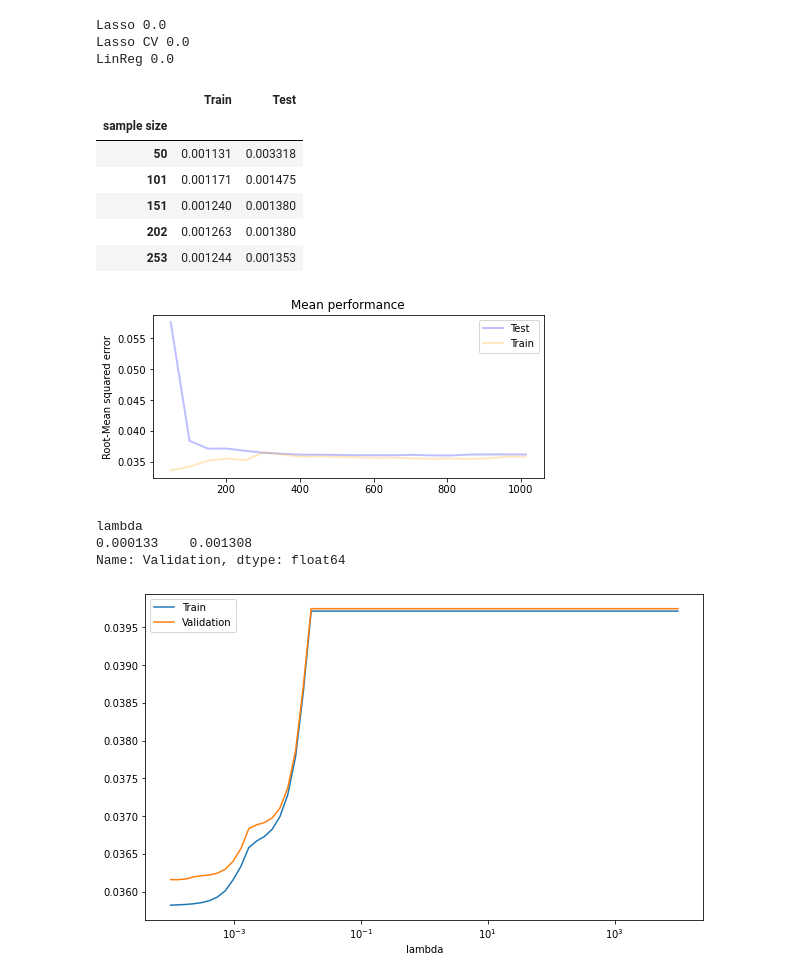
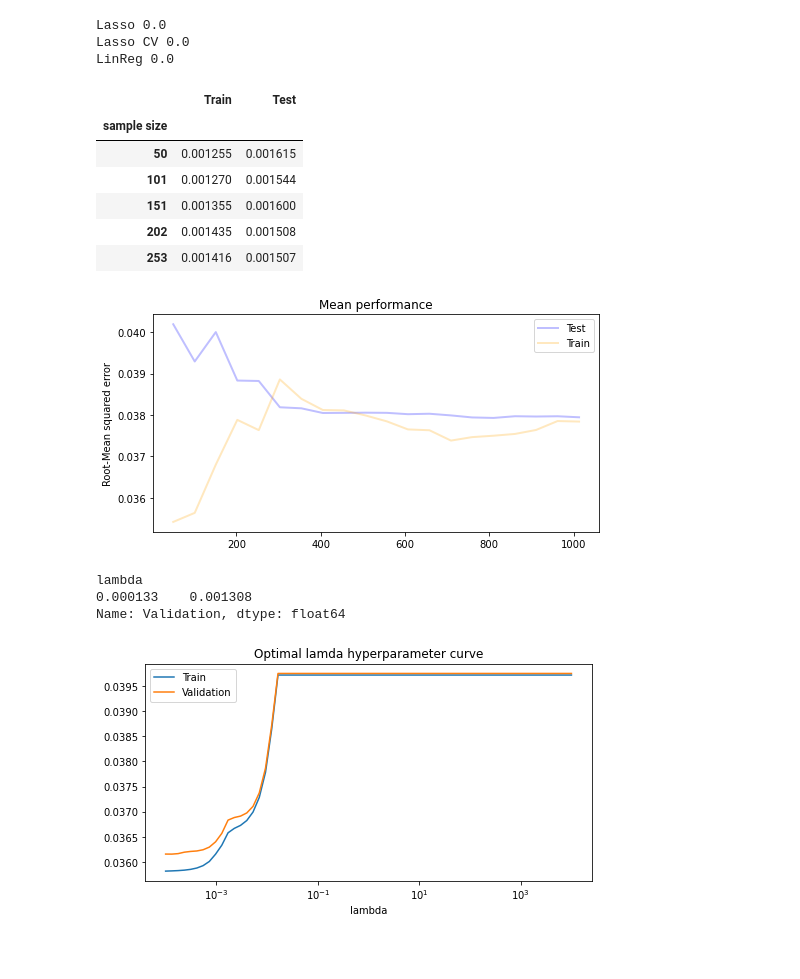
Before and after one commit to andersbnt/Group-22-ISDS2022, a Jupyter notebook: exam/ML_73_days.ipynb, the cells around one changed output. Cells and saved outputs as stored; diff of their text form; code cells hidden in the pictures; blank space fills up the shorter version.

```diff
--- a/exam/ML_73_days.ipynb
+++ b/exam/ML_73_days.ipynb
@@ -34,7 +34,7 @@ PC = ML_df['Percentage change']
 
 
 # Choose which ones to apply to ML model         (Choose wisely.....)
-Xdata = np.array([VOL, SF])
+Xdata = np.array([VOL])
 Ydata = np.array(CP)
 # %%
 # LOAD SCIKIT LEARN DATA
@@ -200,21 +200,23 @@ mse_.head(5)
 # %% [output]
 |  | Train | Test |
 | sample size |  |  |
-| 50 | 0.001131 | 0.003318 |
-| 101 | 0.001171 | 0.001475 |
-| 151 | 0.001240 | 0.001380 |
-| 202 | 0.001263 | 0.001380 |
-| 253 | 0.001244 | 0.001353 |
+| 50 | 0.001255 | 0.001615 |
+| 101 | 0.001270 | 0.001544 |
+| 151 | 0.001355 | 0.001600 |
+| 202 | 0.001435 | 0.001508 |
+| 253 | 0.001416 | 0.001507 |
 # %%
-f_learn, ax = plt.subplots(figsize=(7,3))
+f_learn, ax = plt.subplots(figsize=(8,4))
 ax.plot(train_sizes,np.sqrt(-test_scores.mean(1)), alpha=0.25, linewidth=2, label ='Test', color='blue') # negated, because we already use neg_MSE
 ax.plot(train_sizes,np.sqrt(-train_scores.mean(1)), alpha=0.25, linewidth=2, label='Train', color='orange') # negated, because we already use neg_MSE
 
 ax.set_title('Mean performance')
 ax.set_ylabel('Root-Mean squared error')
 ax.legend();
+
+plt.savefig('twitter_73_VOL_CP_mean.png')
 # %% [output]
-[figure, old version]
+[figure, new version]
 # %%
 # LOAD FROM SCIKIT-LEARN
 from sklearn.model_selection import validation_curve
@@ -240,6 +242,8 @@ lambda
 0.000133    0.001308
 Name: Validation, dtype: float64
 # %%
-np.sqrt(mse_score).plot(logx=True, figsize=(10,6));
+np.sqrt(mse_score).plot(logx=True, figsize=(8,4), title='Optimal lamda hyperparameter curve')
+
+plt.savefig('twitter_73_VOL_CP_lambda.png')
 # %% [output]
-[figure, old version]
+[figure, new version]
```
Also changed, not shown: parts of 1 cell of this notebook, 11 other files.
